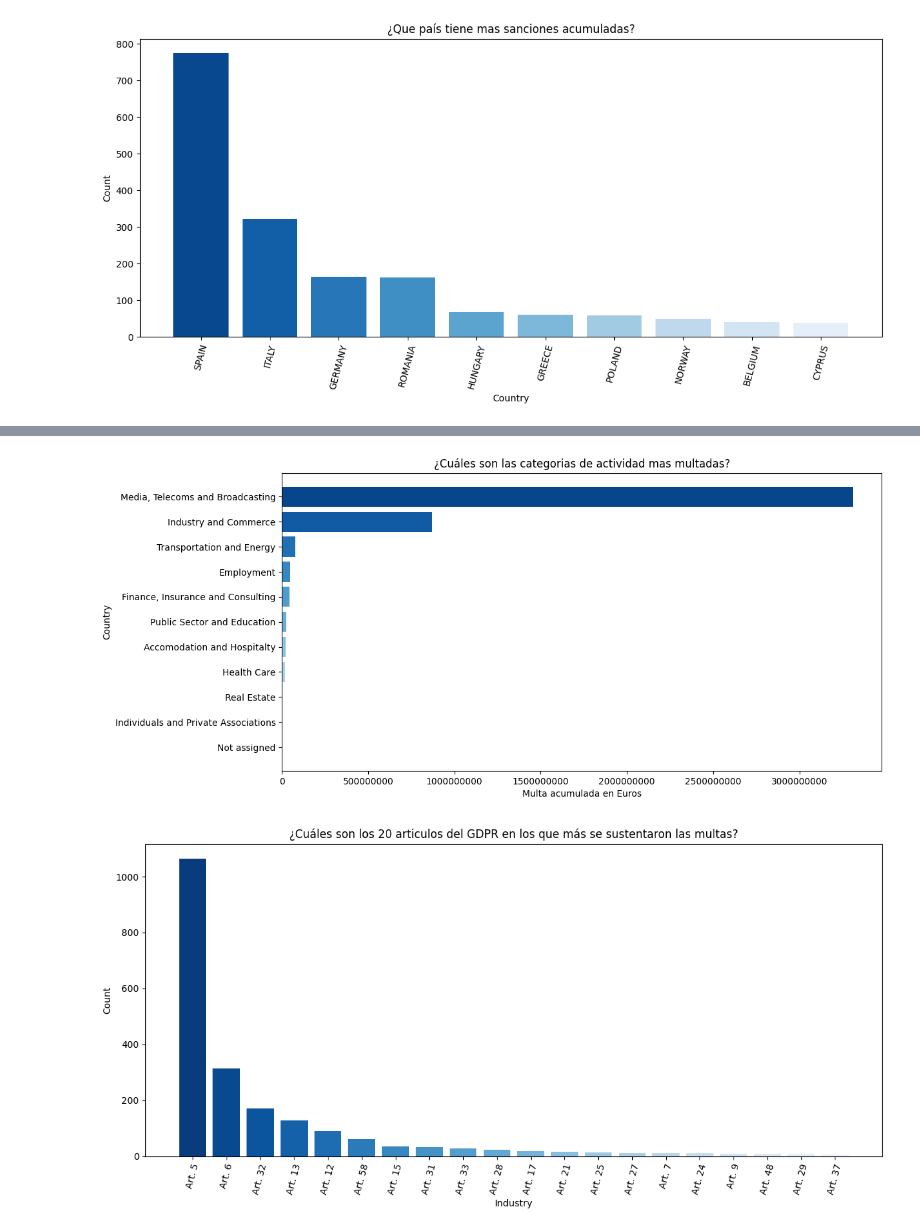
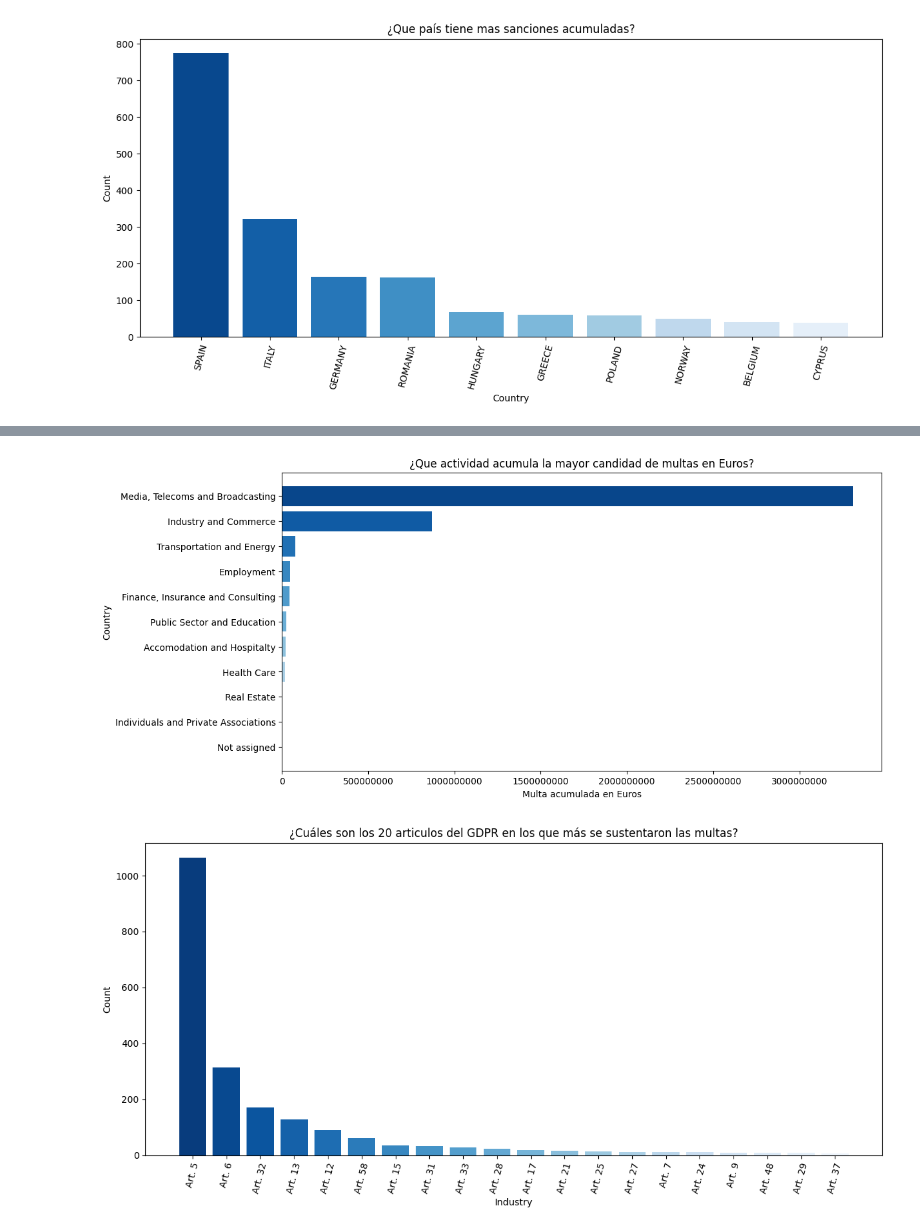
Before and after one commit to gomezgaston/Data_Compliance_Analysis, a Jupyter notebook: EDA.ipynb, the cells around one changed output, grey strips where cells are left out. Saved outputs shown, nothing was run; the diff lists cells and outputs as text; code cells hidden in the pictures.

```diff
--- a/EDA.ipynb
+++ b/EDA.ipynb
@@ -64,19 +64,19 @@ plt.show()
 # %%
 #cuales son las industrias que tienen la mayor cantidad acumulada de multas?
 df_aux = df.groupby("subjet_industry")["penalty_fee"].sum().reset_index().sort_values(by = "penalty_fee")
 
 colors = sns.color_palette("Blues", len(df_aux))
 
 plt.figure(figsize=(12, 6))
 plt.barh(df_aux.subjet_industry, df_aux.penalty_fee, color=colors)
 
 plt.ticklabel_format(style='plain', axis='x')
 plt.xlabel('Multa acumulada en Euros')
 plt.ylabel('Country')
-plt.title('¿Cuáles son las categorias de actividad mas multadas?')
+plt.title('¿Que actividad acumula la mayor candidad de multas en Euros?')
 plt.show() # Rotate x-axis labels for readability
 # %% [output]
-[figure, old version]
+[figure, new version]
 # %%
 #cuales son los articulos 20 que mas se infringieron?
 
```
Also changed, not shown: parts of 5 cells of this notebook, 7 other files.
